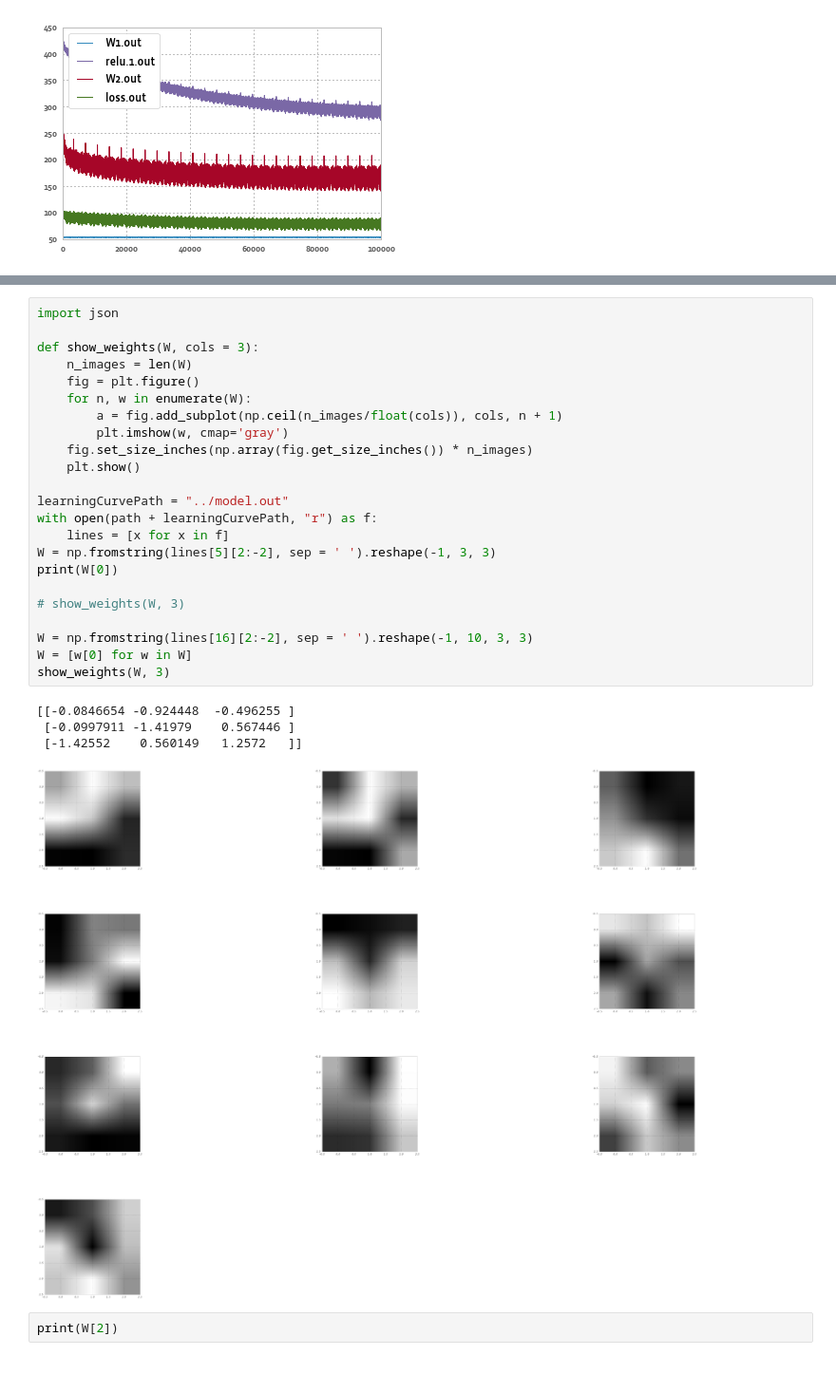
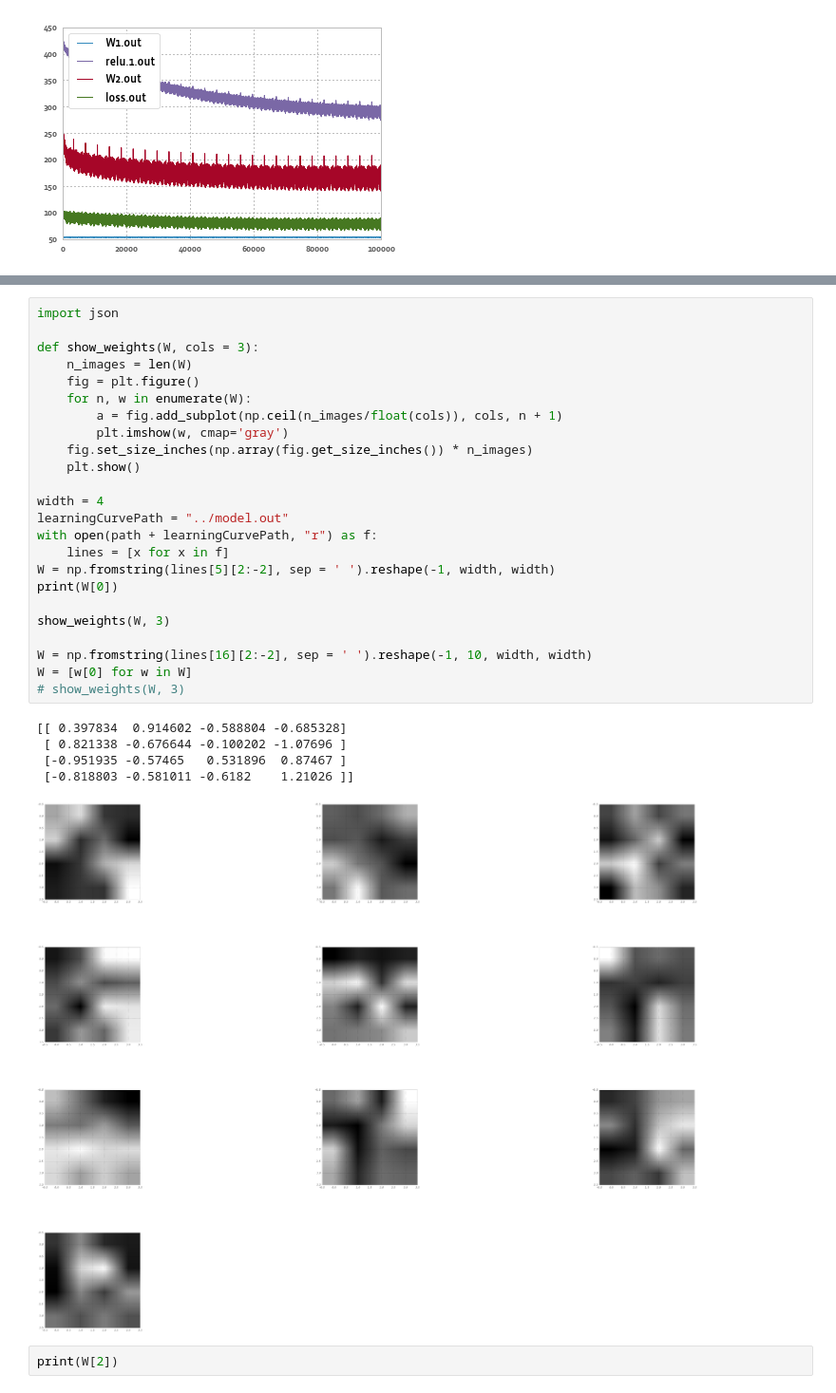
Before and after one commit to liux0229/scratch, a Jupyter notebook: mnist/MNIST.ipynb, the cells around one changed output, grey strips where cells are left out. Shown at 95% size. Cells and saved outputs as stored; diff of their text form.

```diff
--- a/mnist/MNIST.ipynb
+++ b/mnist/MNIST.ipynb
@@ -125,31 +125,33 @@ var handle = window.setTimeout(function() {Jupyter.notebook.execute_cells([2]);}
 # %%
 import json
 
 def show_weights(W, cols = 3):
     n_images = len(W)
     fig = plt.figure()
     for n, w in enumerate(W):
         a = fig.add_subplot(np.ceil(n_images/float(cols)), cols, n + 1)
         plt.imshow(w, cmap='gray')
     fig.set_size_inches(np.array(fig.get_size_inches()) * n_images)
     plt.show()
 
+width = 4
 learningCurvePath = "../model.out"
 with open(path + learningCurvePath, "r") as f:
     lines = [x for x in f]
-W = np.fromstring(lines[5][2:-2], sep = ' ').reshape(-1, 3, 3)
+W = np.fromstring(lines[5][2:-2], sep = ' ').reshape(-1, width, width)
 print(W[0])
 
+show_weights(W, 3)
+
+W = np.fromstring(lines[16][2:-2], sep = ' ').reshape(-1, 10, width, width)
+W = [w[0] for w in W]
 # show_weights(W, 3)
-
-W = np.fromstring(lines[16][2:-2], sep = ' ').reshape(-1, 10, 3, 3)
-W = [w[0] for w in W]
-show_weights(W, 3)
 # %% [output]
-[[-0.0846654 -0.924448  -0.496255 ]
- [-0.0997911 -1.41979    0.567446 ]
- [-1.42552    0.560149   1.2572   ]]
+[[ 0.397834  0.914602 -0.588804 -0.685328]
+ [ 0.821338 -0.676644 -0.100202 -1.07696 ]
+ [-0.951935 -0.57465   0.531896  0.87467 ]
+ [-0.818803 -0.581011 -0.6182    1.21026 ]]
-[figure, old version]
+[figure, new version]
 # %%
 print(W[2])
 # %% [output]
```
Also changed, not shown: parts of 1 cell of this notebook, 7 other files.
